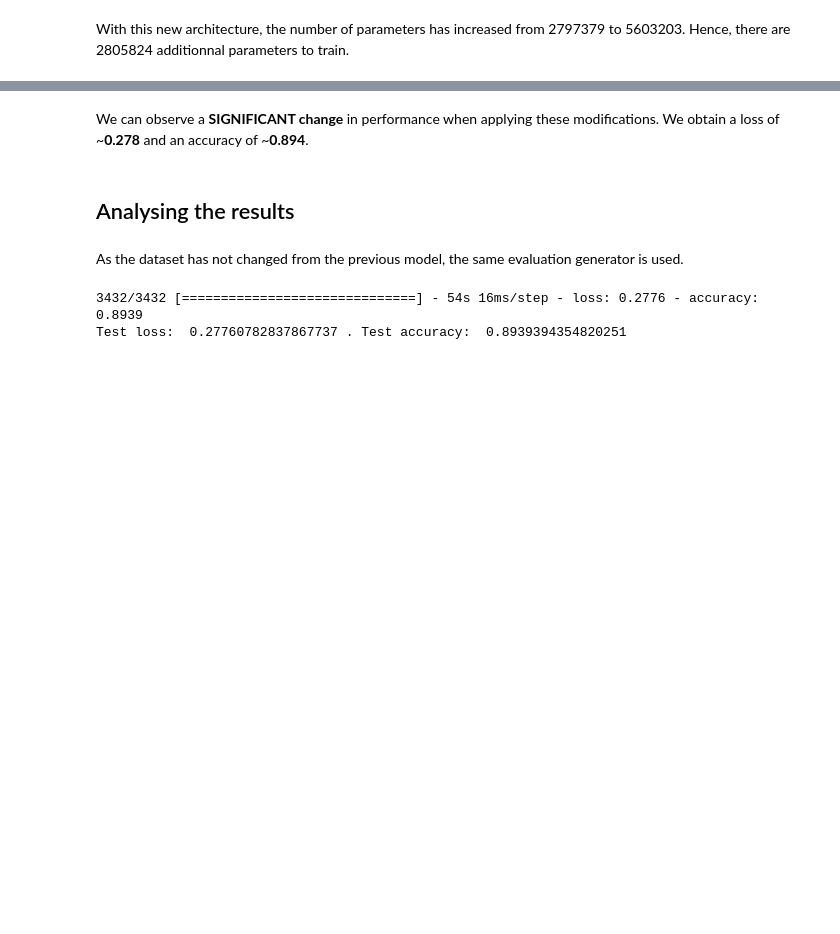
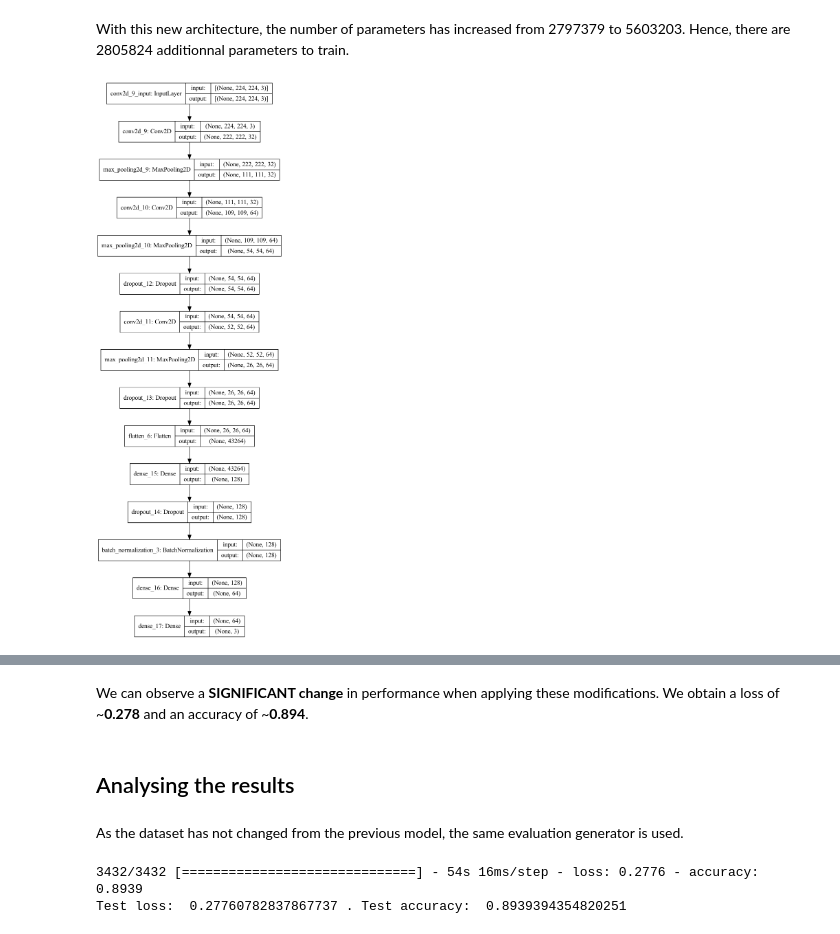
Before and after one commit to hassanNehme98/ChestXRCovid19, a Jupyter notebook: notebook.ipynb, the cells around one changed output, grey strips where cells are left out. Cells and saved outputs as stored; diff of their text form; code cells hidden in the pictures; blank space fills up the shorter version.

```diff
--- a/notebook.ipynb
+++ b/notebook.ipynb
@@ -899,4 +911,8 @@ Non-trainable params: 256
 _________________________________________________________________
 # %% [markdown]
 With this new architecture, the number of parameters has increased from 2797379 to 5603203. Hence, there are 2805824 additionnal parameters to train.
+# %%
+plot_model(model_modified, to_file='model_plot.png', show_shapes=True, show_layer_names=True)
+# %% [output]
+[figure, added]
 # %%
```
Also changed, not shown: parts of 99 cells of this notebook, 19 other files.
